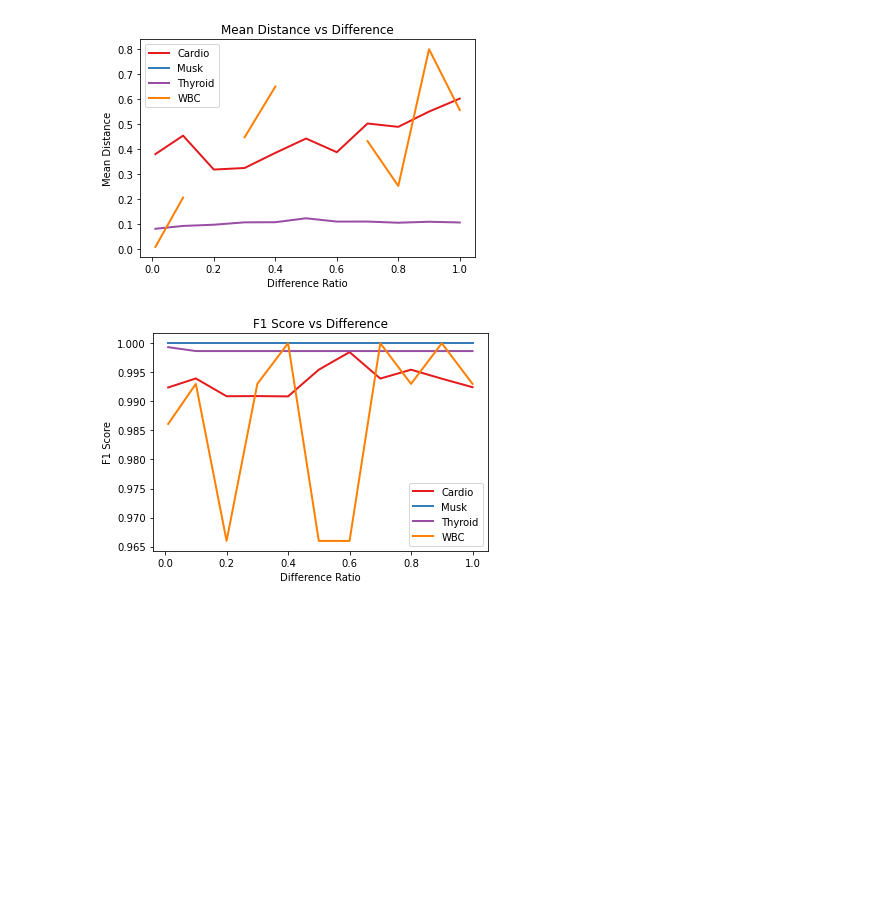
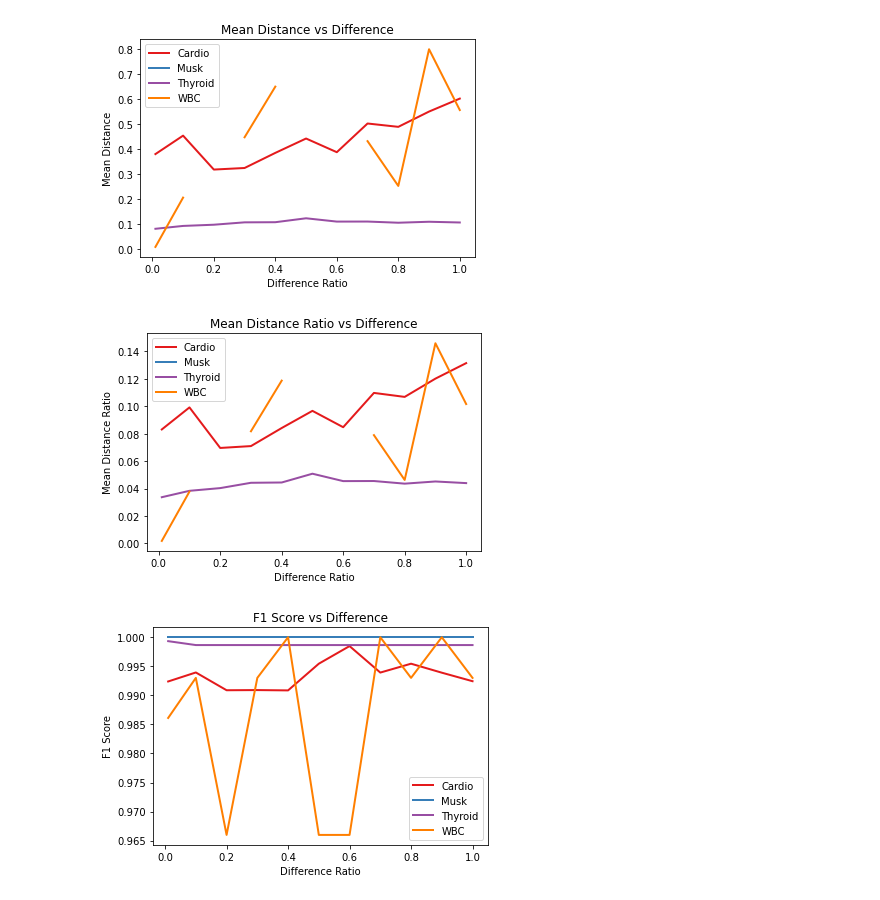
Before and after one commit to PeterVanNostrand/FACET, a Jupyter notebook: figures/vary-difference/vary_distance.ipynb, the cells around one changed output. Drawn from its saved outputs; the diff is of its cells as text; code cells hidden in the pictures; blank space fills up the shorter version.

```diff
--- a/figures/vary-distance/vary_distance.ipynb
+++ b/figures/vary-difference/vary_distance.ipynb
@@ -38,6 +38,20 @@ plt.legend(loc="best")
 plt.savefig("distance_difference.png")
 # %% [output]
 [figure]
+# %%
+# distance ratio
+plt.figure()
+plt.plot(cardio.difference, cardio.mean_distance / np.sqrt(21), label="Cardio", color=colors[0], lw=2.0)
+plt.plot(musk.difference, musk.mean_distance / np.sqrt(166), label="Musk", color=colors[1], lw=2.0)
+plt.plot(thyroid.difference, thyroid.mean_distance / np.sqrt(6), label="Thyroid", color=colors[3], lw=2.0)
+plt.plot(wbc.difference, wbc.mean_distance / np.sqrt(30), label="WBC", color=colors[4], lw=2.0)
+plt.xlabel("Difference Ratio")
+plt.ylabel("Mean Distance Ratio")
+plt.title("Mean Distance Ratio vs Difference")
+plt.legend(loc="best")
+plt.savefig("distance_ratio_difference.png")
+# %% [output]
+[figure, added]
 # %%
 # f1 score
 plt.figure()
```
Also changed, not shown: 35 other files.
